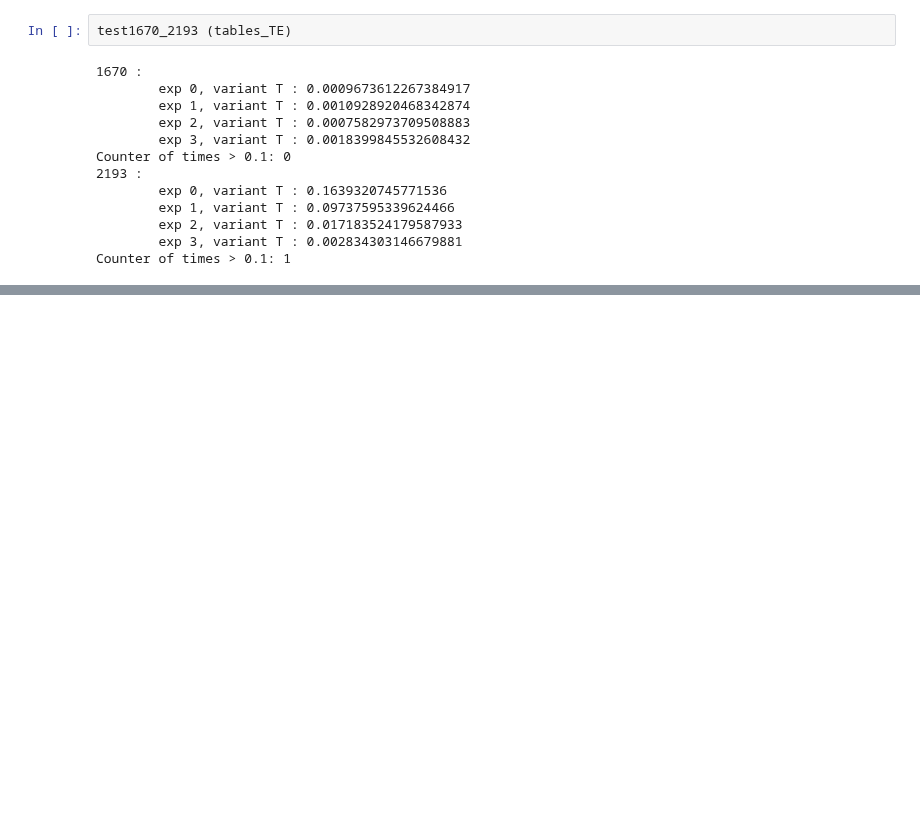
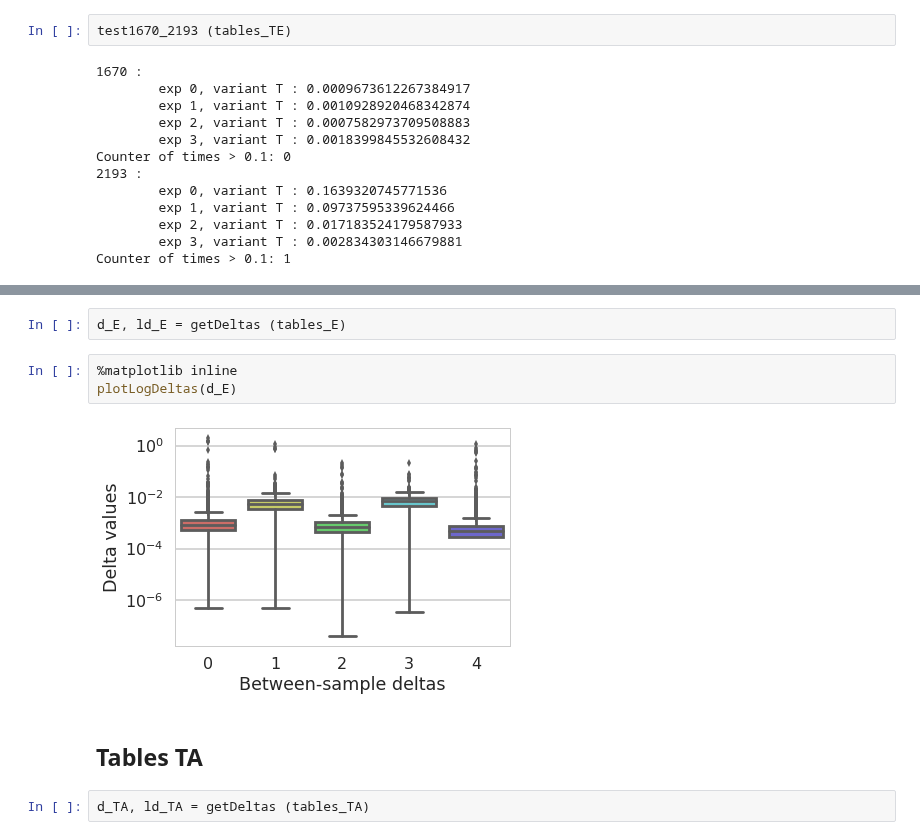
Before and after one commit to Boussau/Notebooks, a Jupyter notebook: Notebooks/Viromics/Joint analysis of both libraries.ipynb, the cells around one changed output, grey strips where cells are left out. Saved outputs shown, nothing was run; the diff lists cells and outputs as text; blank space fills up the shorter version.

```diff
--- a/Notebooks/Viromics/Joint analysis of both libraries.ipynb
+++ b/Notebooks/Viromics/Joint analysis of both libraries.ipynb
@@ -847,0 +935,11 @@ Counter of times > 0.1: 1
+# %%
+d_E, ld_E = getDeltas (tables_E)
+# %%
+%matplotlib inline
+plotLogDeltas(d_E)
+# %% [output]
+[figure, added]
+# %% [markdown]
+## Tables TA
+# %%
+d_TA, ld_TA = getDeltas (tables_TA)
```
Also changed, not shown: parts of 17 cells of this notebook.
